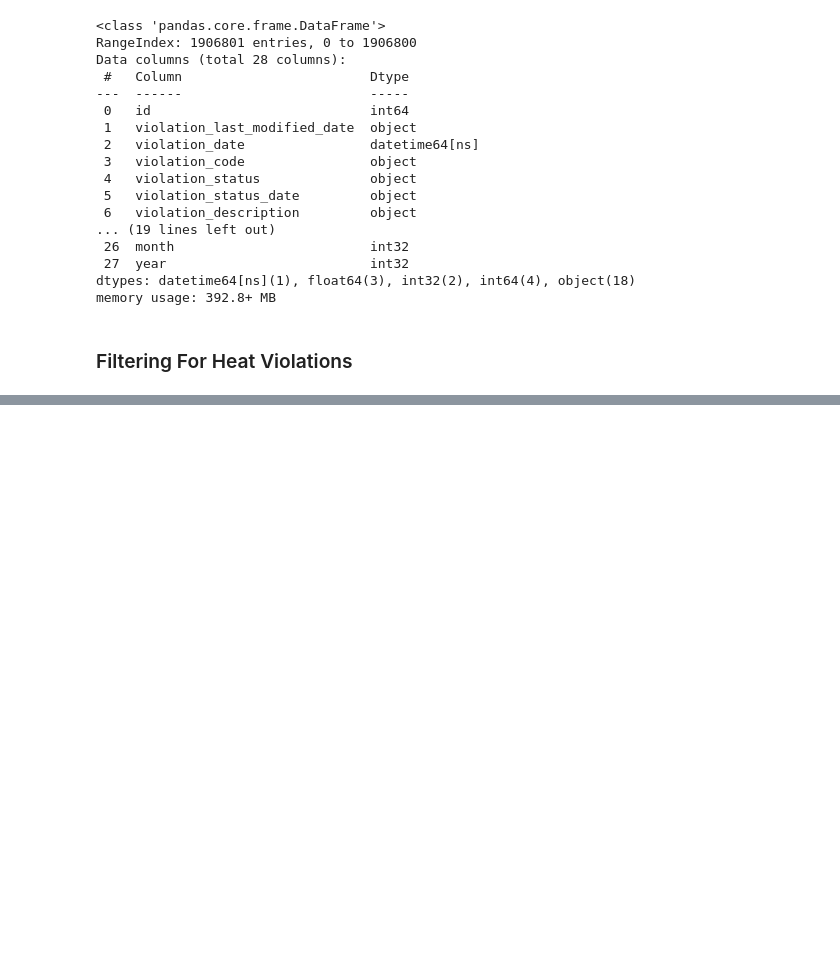
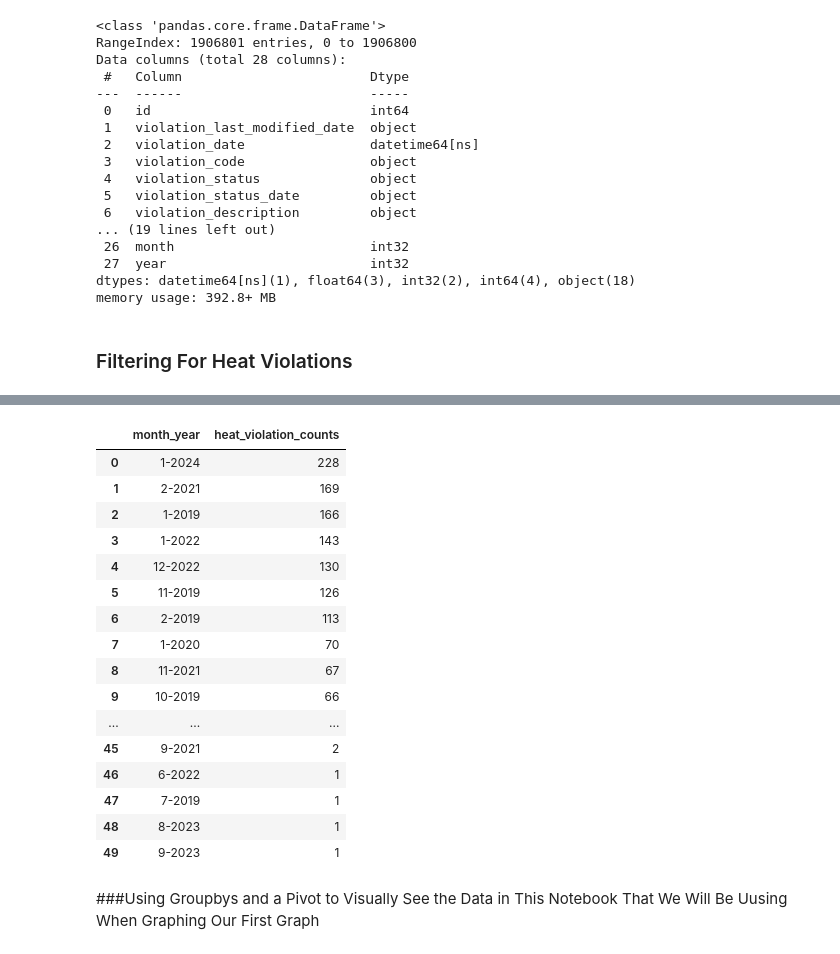
Before and after one commit to hannaheure/Sizzlers-Chi-Heat, a Jupyter notebook: final_analysis.ipynb, the cells around one changed output, grey strips where cells are left out. Saved outputs shown, nothing was run; the diff lists cells and outputs as text; code cells hidden in the pictures; blank space fills up the shorter version.

```diff
--- a/final_analysis.ipynb
+++ b/final_analysis.ipynb
@@ -315,0 +320,26 @@ graph_one.to_csv('graph_one_data.csv')
+# %%
+#Using another .groupby to create a new df 'first_graph' that only includes the columns 'month_year' from earlier code and the counts
+#df 'first_graph' is the dataset we will be exporting and importing into Datawrapper
+first_graph = graph_no_heat.groupby(['month_year'])['heat_violation_counts'].sum().sort_values(ascending=False)
+# %%
+#Checking to make sure new df 'first_graph' was created correctly
+#no need to sort by 'month_year' becuase it will be sorted once enterd into Datawrapper
+first_graph.reset_index()
+# %% [output]
+|  | month_year | heat_violation_counts |
+| 0 | 1-2024 | 228 |
+| 1 | 2-2021 | 169 |
+| 2 | 1-2019 | 166 |
+| 3 | 1-2022 | 143 |
+| 4 | 12-2022 | 130 |
+| 5 | 11-2019 | 126 |
+| 6 | 2-2019 | 113 |
+| 7 | 1-2020 | 70 |
+| 8 | 11-2021 | 67 |
+| 9 | 10-2019 | 66 |
+| ... | ... | ... |
+| 45 | 9-2021 | 2 |
+| 46 | 6-2022 | 1 |
+| 47 | 7-2019 | 1 |
+| 48 | 8-2023 | 1 |
+| 49 | 9-2023 | 1 |
@@ -315,0 +351,2 @@ graph_one.to_csv('graph_one_data.csv')
+# %% [markdown]
+###Using Groupbys and a Pivot to Visually See the Data in This Notebook That We Will Be Uusing When Graphing Our First Graph
```
Also changed, not shown: parts of 64 cells of this notebook.
